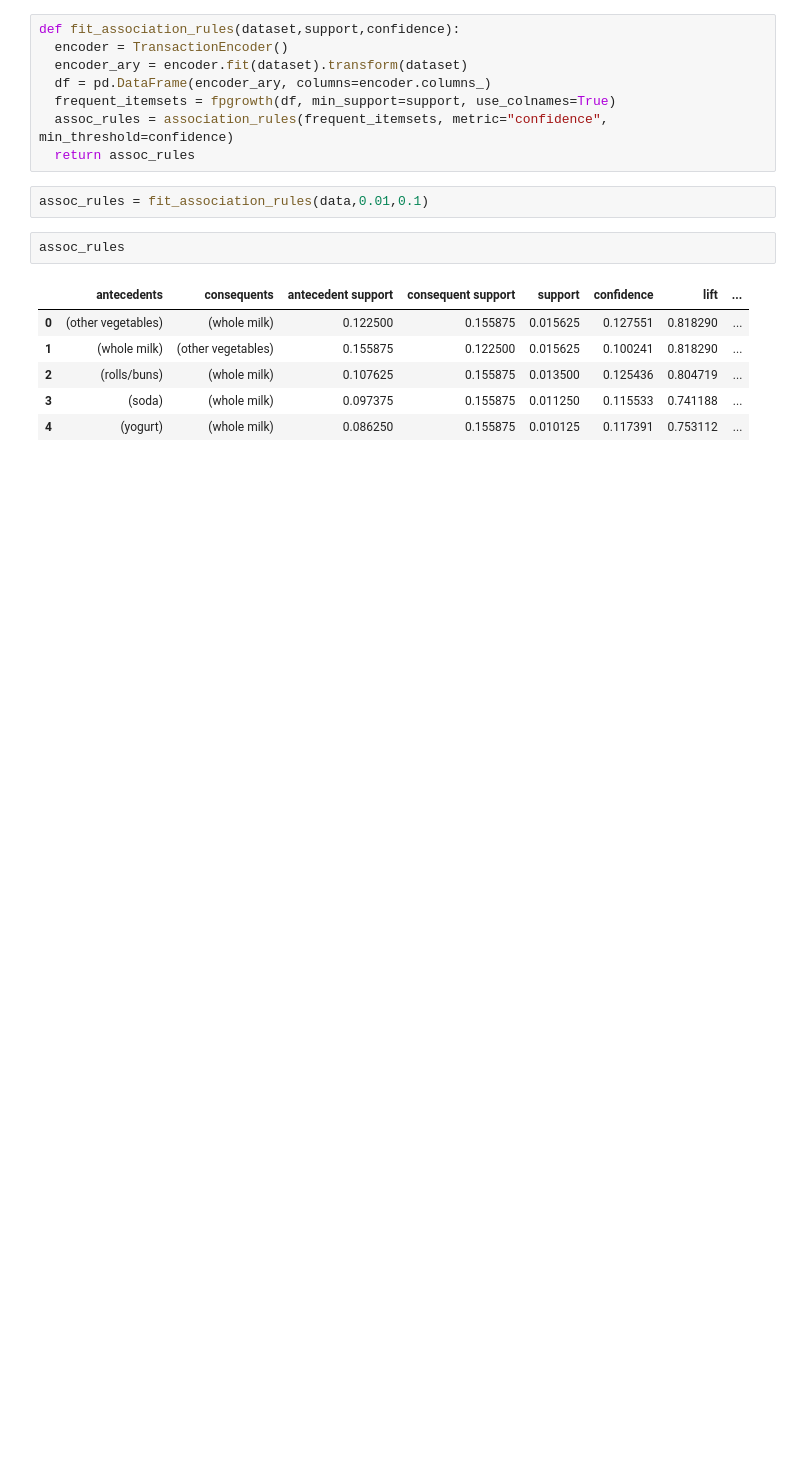
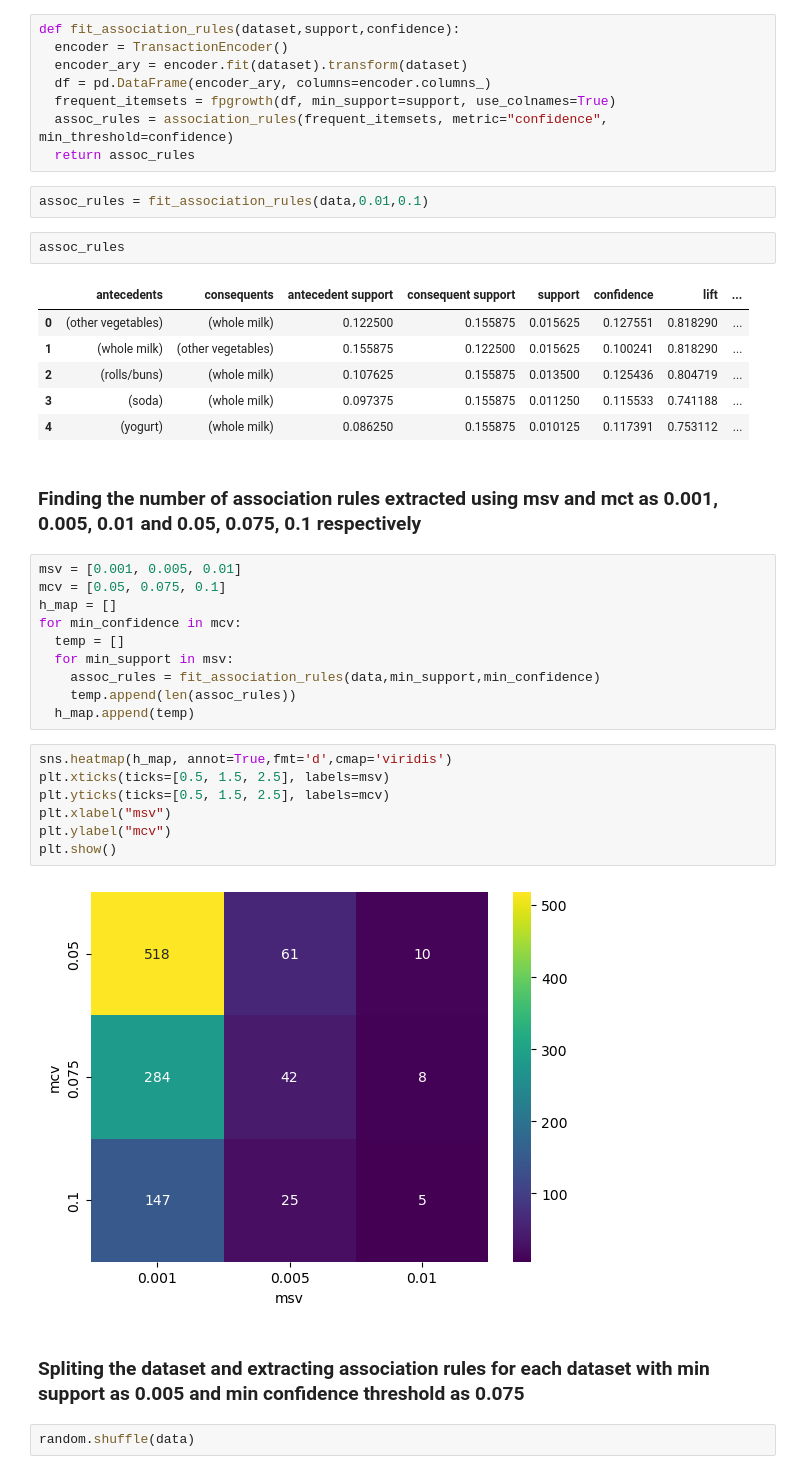
Before and after one commit to Shaheer99Ahmed/Association_Analysis, a Jupyter notebook: Association_analysis.ipynb, the cells around one changed output. Drawn from its saved outputs; the diff is of its cells as text; blank space fills up the shorter version.

```diff
--- a/Association_analysis.ipynb
+++ b/Association_analysis.ipynb
@@ -45,3 +45,28 @@ assoc_rules
 | 2 | (rolls/buns) | (whole milk) | 0.107625 | 0.155875 | 0.013500 | 0.125436 | 0.804719 | ... |
 | 3 | (soda) | (whole milk) | 0.097375 | 0.155875 | 0.011250 | 0.115533 | 0.741188 | ... |
 | 4 | (yogurt) | (whole milk) | 0.086250 | 0.155875 | 0.010125 | 0.117391 | 0.753112 | ... |
+# %% [markdown]
+### Finding the number of association rules extracted using msv and mct as 0.001, 0.005, 0.01 and 0.05, 0.075, 0.1 respectively
+# %%
+msv = [0.001, 0.005, 0.01]
+mcv = [0.05, 0.075, 0.1]
+h_map = []
+for min_confidence in mcv:
+  temp = []
+  for min_support in msv:
+    assoc_rules = fit_association_rules(data,min_support,min_confidence)
+    temp.append(len(assoc_rules))
+  h_map.append(temp)
+# %%
+sns.heatmap(h_map, annot=True,fmt='d',cmap='viridis')
+plt.xticks(ticks=[0.5, 1.5, 2.5], labels=msv)
+plt.yticks(ticks=[0.5, 1.5, 2.5], labels=mcv)
+plt.xlabel("msv")
+plt.ylabel("mcv")
+plt.show()
+# %% [output]
+[figure, added]
+# %% [markdown]
+### Spliting the dataset and extracting association rules for each dataset with min support as 0.005 and min confidence threshold as 0.075
+# %%
+random.shuffle(data)
```
Also changed, not shown: parts of 7 cells of this notebook.
